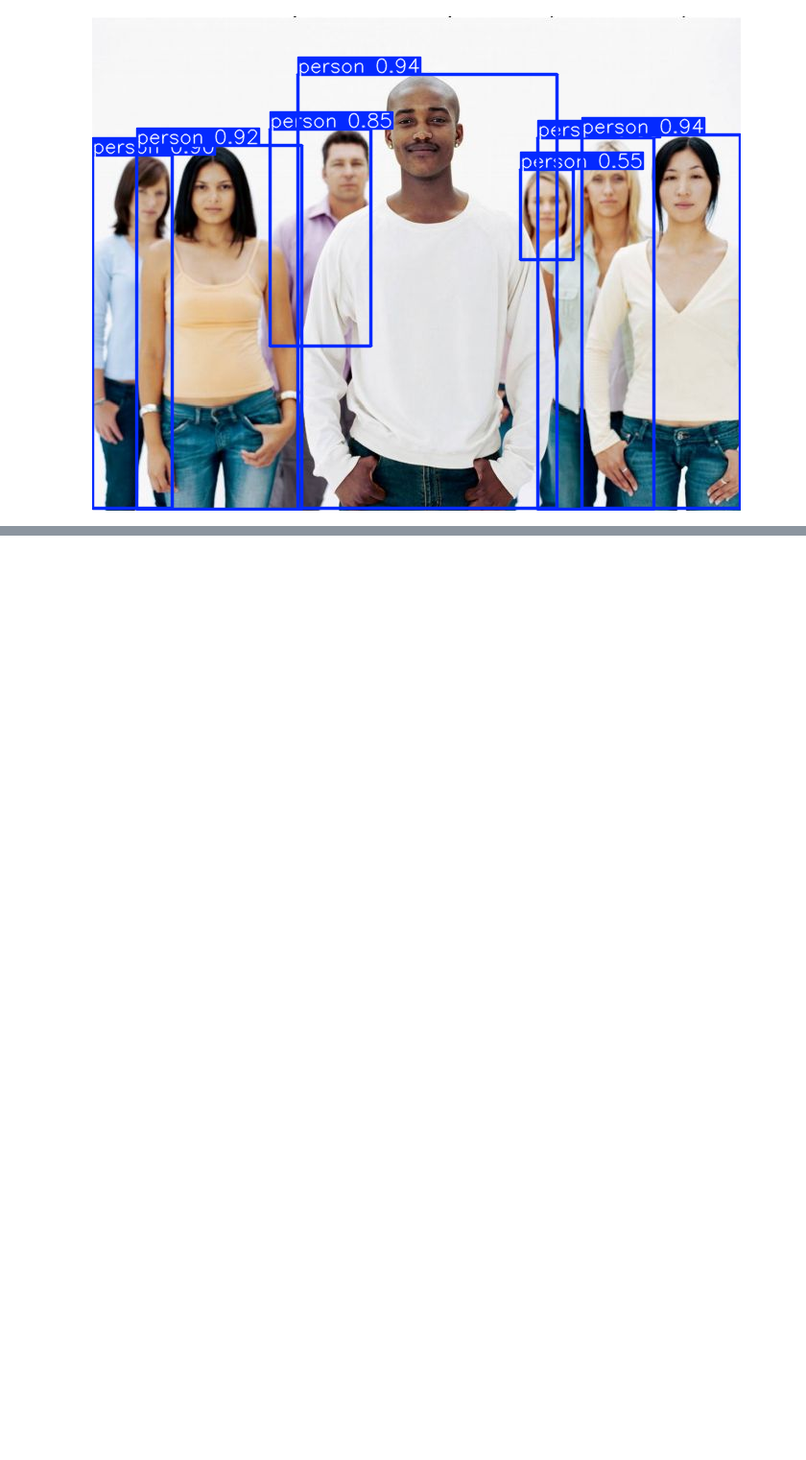
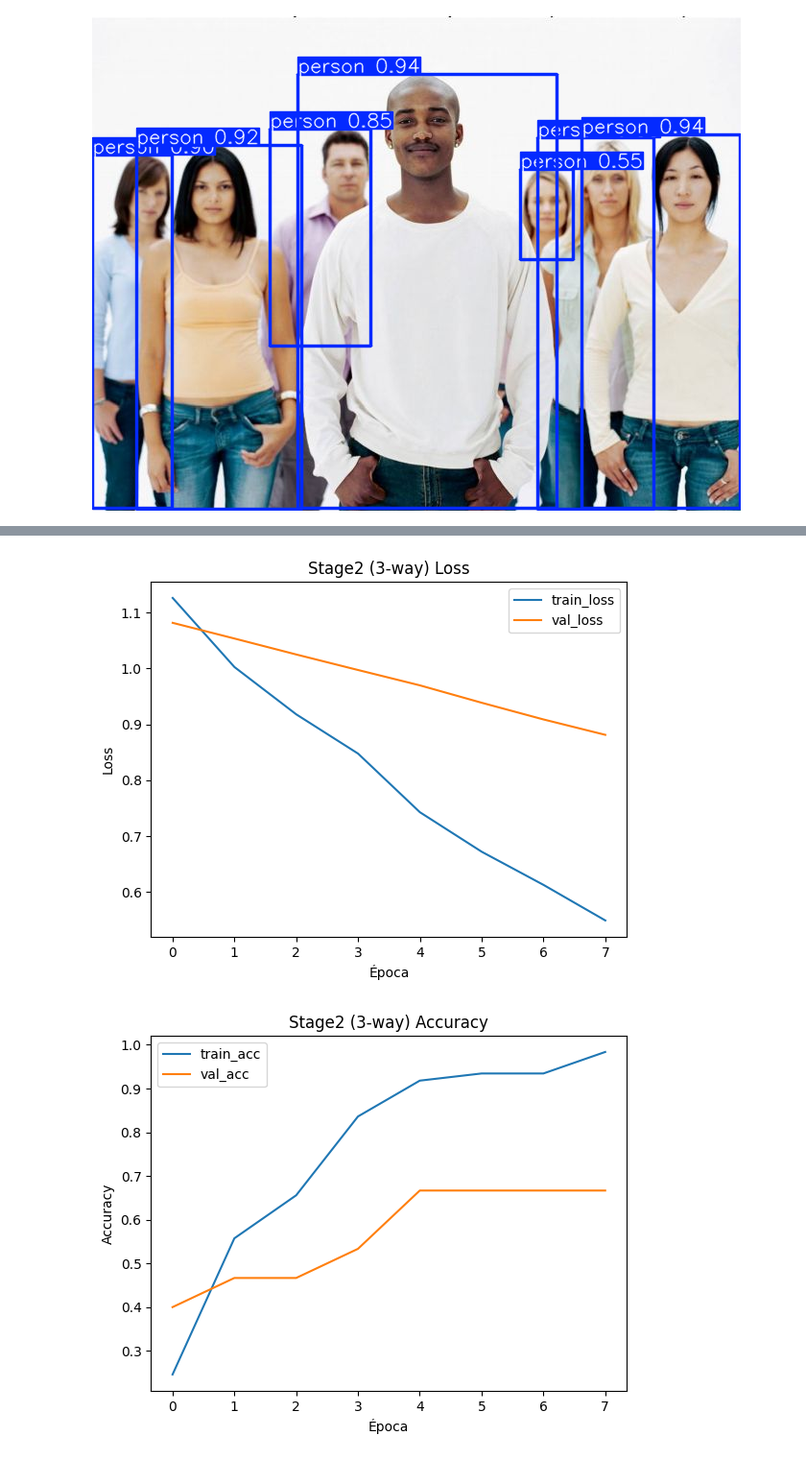
Before and after one commit to MiguelAngelo88/prova-mobit, a Jupyter notebook: solution.ipynb, the cells around one changed output, grey strips where cells are left out. Shown at 96% size. Saved outputs shown, nothing was run; the diff lists cells and outputs as text; code cells hidden in the pictures; blank space fills up the shorter version.

```diff
--- a/solution.ipynb
+++ b/solution.ipynb
@@ -193,0 +595,12 @@ Pessoas detectadas: 7
+# %%
+# =========================
+# 12) TREINAR STAGE 2 (3-way)
+# =========================
+best_path_345 = "/mnt/data/best_stage2_345.pth"
+hist_345 = train_with_early_stopping(
+    model_345, train_loader_345, val_loader_345,
+    criterion_345, optimizer_345,
+    epochs=EPOCHS_STAGE2, save_path=best_path_345, patience=3
+)
+plot_history(hist_345, "Stage2 (3-way)")
+# %% [output]
@@ -193,0 +615,2 @@ Pessoas detectadas: 7
+[figure, added]
+[figure, added]
```
Also changed, not shown: parts of 20 cells of this notebook.
